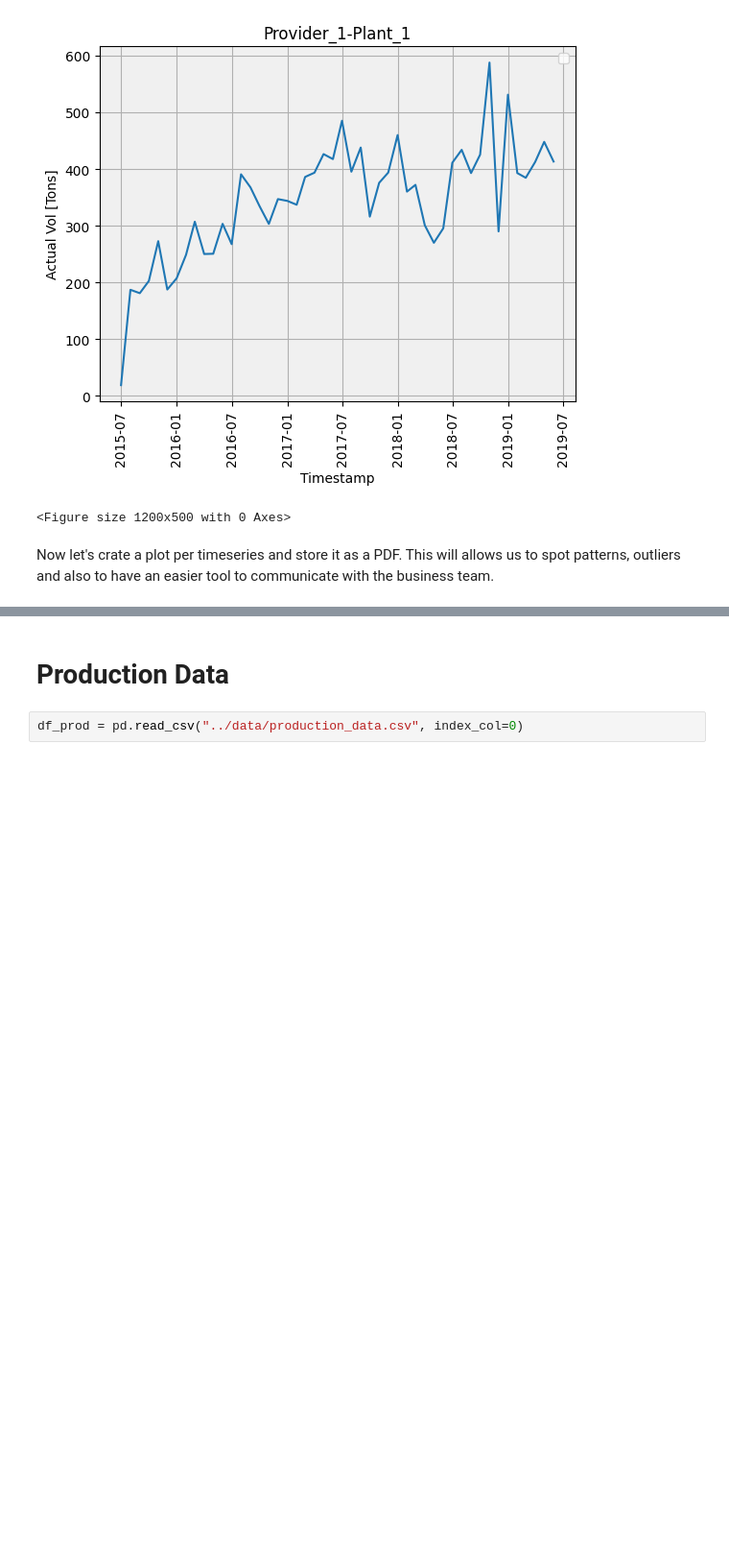
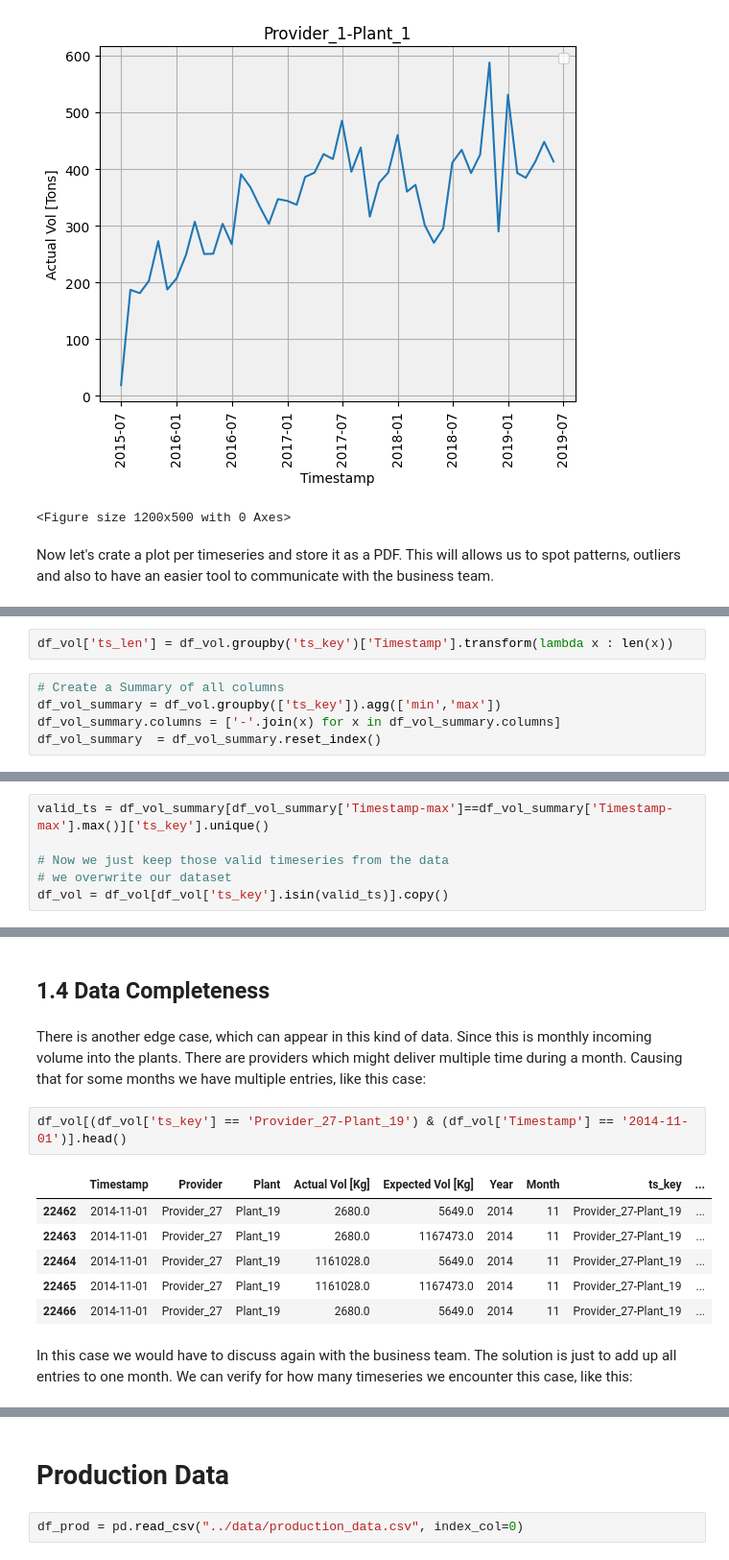
Before and after one commit to noliveraa/ValueDrivenDataScience_LogisticsApplication, a Jupyter notebook: LogisticsApplications/00-EDA.ipynb, the cells around one changed output, grey strips where cells are left out. Shown at 96% size. Cells and saved outputs as stored; diff of their text form; blank space fills up the shorter version.

Commit message:
ts data completeness

```diff
--- a/LogisticsApplications/00-EDA.ipynb
+++ b/LogisticsApplications/00-EDA.ipynb
@@ -239,0 +242,7 @@ with PdfPages('Timeseries_Tons.pdf') as pdf:
+# %%
+df_vol['ts_len'] = df_vol.groupby('ts_key')['Timestamp'].transform(lambda x : len(x))
+# %%
+# Create a Summary of all columns
+df_vol_summary = df_vol.groupby(['ts_key']).agg(['min','max'])
+df_vol_summary.columns = ['-'.join(x) for x in df_vol_summary.columns]
+df_vol_summary  = df_vol_summary.reset_index()
@@ -239,0 +282,6 @@ with PdfPages('Timeseries_Tons.pdf') as pdf:
+# %%
+valid_ts = df_vol_summary[df_vol_summary['Timestamp-max']==df_vol_summary['Timestamp-max'].max()]['ts_key'].unique()
+
+# Now we just keep those valid timeseries from the data
+# we overwrite our dataset
+df_vol = df_vol[df_vol['ts_key'].isin(valid_ts)].copy()
@@ -239,0 +317,15 @@ with PdfPages('Timeseries_Tons.pdf') as pdf:
+# %% [markdown]
+## 1.4 Data Completeness
+# %% [markdown]
+There is another edge case, which can appear in this kind of data. Since this is monthly incoming volume into the plants. There are providers which might deliver multiple time during a month. Causing that for some months we have multiple entries, like this case:
+# %%
+df_vol[(df_vol['ts_key'] == 'Provider_27-Plant_19') & (df_vol['Timestamp'] == '2014-11-01')].head()
+# %% [output]
+|  | Timestamp | Provider | Plant | Actual Vol [Kg] | Expected Vol [Kg] | Year | Month | ts_key | ... |
+| 22462 | 2014-11-01 | Provider_27 | Plant_19 | 2680.0 | 5649.0 | 2014 | 11 | Provider_27-Plant_19 | ... |
+| 22463 | 2014-11-01 | Provider_27 | Plant_19 | 2680.0 | 1167473.0 | 2014 | 11 | Provider_27-Plant_19 | ... |
+| 22464 | 2014-11-01 | Provider_27 | Plant_19 | 1161028.0 | 5649.0 | 2014 | 11 | Provider_27-Plant_19 | ... |
+| 22465 | 2014-11-01 | Provider_27 | Plant_19 | 1161028.0 | 1167473.0 | 2014 | 11 | Provider_27-Plant_19 | ... |
+| 22466 | 2014-11-01 | Provider_27 | Plant_19 | 2680.0 | 5649.0 | 2014 | 11 | Provider_27-Plant_19 | ... |
+# %% [markdown]
+In this case we would have to discuss again with the business team. The solution is just to add up all entries to one month. We can verify for how many timeseries we encounter this case, like this:
```
Also changed, not shown: parts of 25 cells of this notebook, 1 other file.
